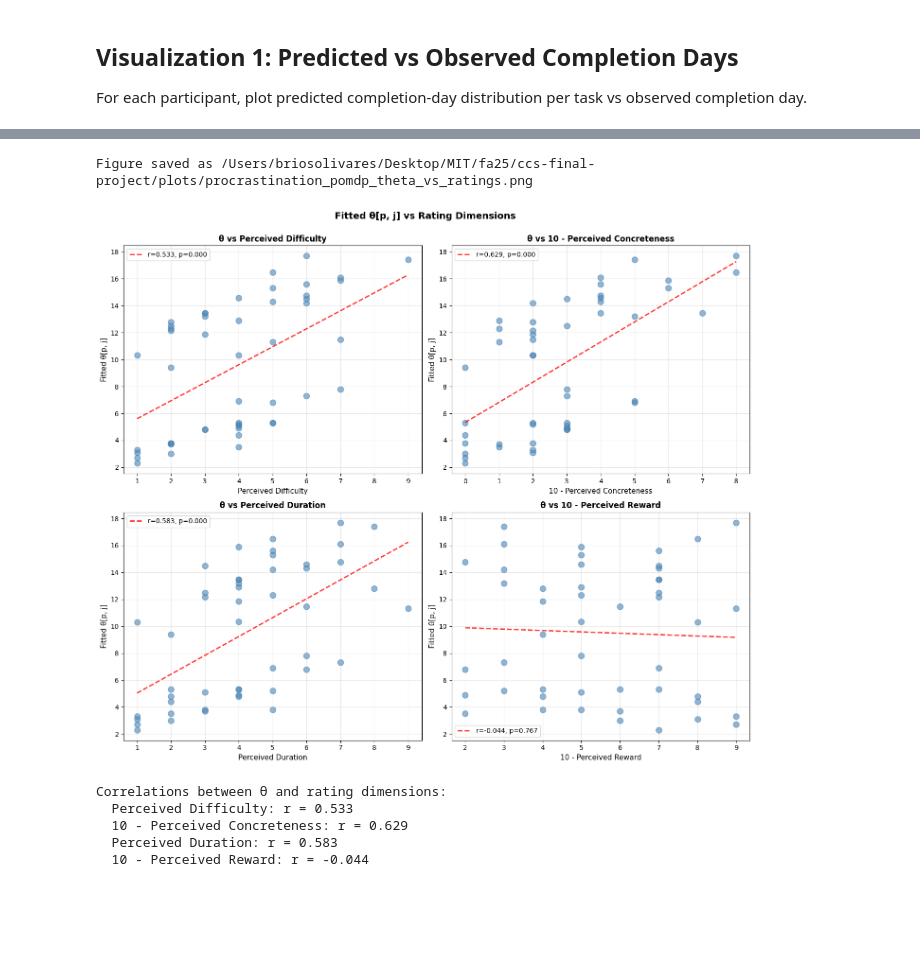
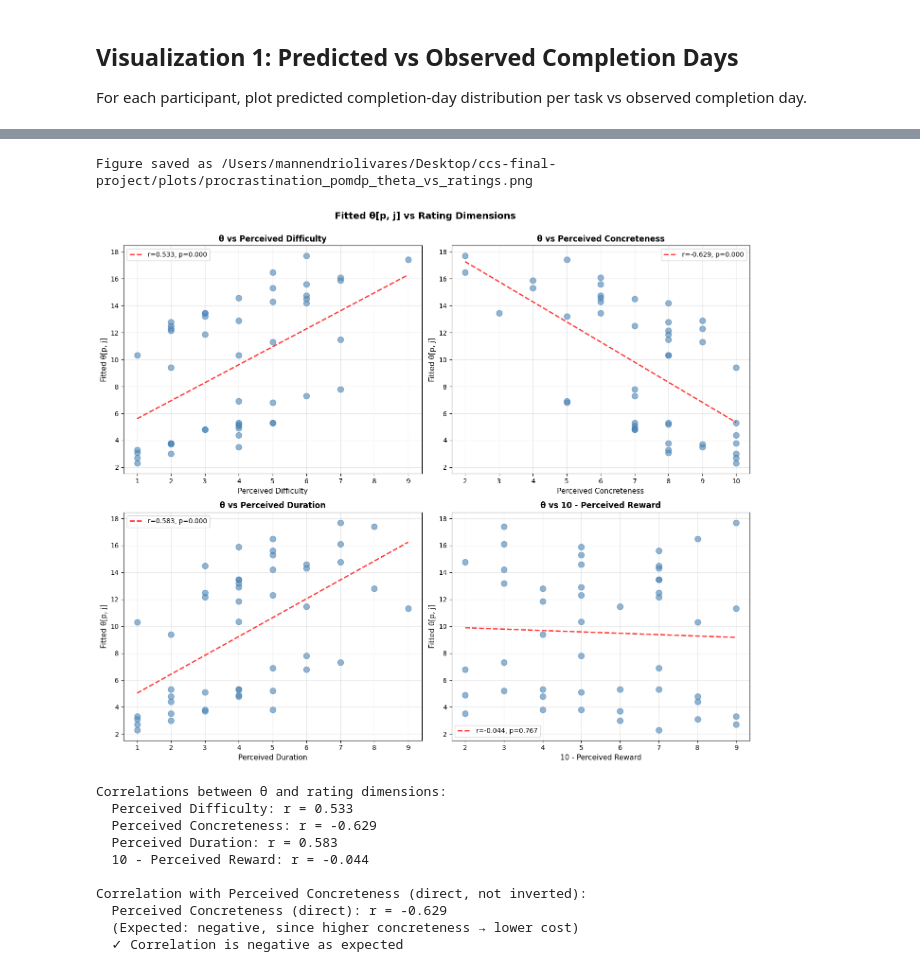
Before and after one commit to Mannendri/ccs-final-project, a Jupyter notebook: src/models/procrastination_pomdp.ipynb, the cells around one changed output, grey strips where cells are left out. Saved outputs shown, nothing was run; the diff lists cells and outputs as text; code cells hidden in the pictures; blank space fills up the shorter version.

Commit message:
Update concreteness plot to show regular concreteness (not inverted) for clearer interpretation

```diff
--- a/src/models/procrastination_pomdp.ipynb
+++ b/src/models/procrastination_pomdp.ipynb
@@ -787,6 +787,7 @@ for p_idx, participant in enumerate(participants):
             'task': task,
             'theta': theta[t_idx],
             'difficulty': diff,
+            'concreteness': conc,  # Regular concreteness (not inverted)
             'concreteness_inv': 10 - conc if not np.isnan(conc) else np.nan,
             'duration': dur,
             'rewardless': 10 - reward if not np.isnan(reward) else np.nan
@@ -800,7 +801,7 @@ axes = axes.flatten()
 
 rating_dims = [
     ('difficulty', 'Perceived Difficulty'),
-    ('concreteness_inv', '10 - Perceived Concreteness'),
+    ('concreteness', 'Perceived Concreteness'),  # Use regular concreteness for clearer interpretation
     ('duration', 'Perceived Duration'),
     ('rewardless', '10 - Perceived Reward')
 ]
@@ -821,37 +822,56 @@ for idx, (dim, label) in enumerate(rating_dims):
         x_line = np.linspace(plot_data[dim].min(), plot_data[dim].max(), 100)
         y_line = slope * x_line + intercept
         ax.plot(x_line, y_line, 'r--', alpha=0.8, linewidth=2,
                label=f'r={r_value:.3f}, p={p_value:.3f}')
 
         ax.set_xlabel(label, fontsize=11)
         ax.set_ylabel('Fitted θ[p, j]', fontsize=11)
         ax.set_title(f'θ vs {label}', fontsize=12, fontweight='bold')
         ax.legend(fontsize=10)
         ax.grid(True, alpha=0.3)
     else:
         ax.text(0.5, 0.5, 'No data', ha='center', va='center', transform=ax.transAxes)
         ax.set_title(f'θ vs {label}', fontsize=12, fontweight='bold')
 
 plt.suptitle('Fitted θ[p, j] vs Rating Dimensions', fontsize=14, fontweight='bold')
 plt.tight_layout(rect=[0, 0, 1, 0.98])
 
 plot_path = PLOTS_DIR / 'procrastination_pomdp_theta_vs_ratings.png'
 plt.savefig(plot_path, dpi=150, bbox_inches='tight')
 print(f"Figure saved as {plot_path}")
 plt.show()
 
 # Print correlations
 print("\nCorrelations between θ and rating dimensions:")
 for dim, label in rating_dims:
     plot_data = df_scatter[[dim, 'theta']].dropna()
     if len(plot_data) > 1:
         corr = plot_data[dim].corr(plot_data['theta'])
         print(f"  {label}: r = {corr:.3f}")
+
+# Also check correlation with concreteness directly (not inverted)
+print("\nCorrelation with Perceived Concreteness (direct, not inverted):")
+conc_direct_data = df_scatter[['theta']].copy()
+conc_direct_data['concreteness'] = 10 - df_scatter['concreteness_inv']  # Convert back
+conc_direct_data = conc_direct_data[['concreteness', 'theta']].dropna()
+if len(conc_direct_data) > 1:
+    corr_direct = conc_direct_data['concreteness'].corr(conc_direct_data['theta'])
+    print(f"  Perceived Concreteness (direct): r = {corr_direct:.3f}")
+    print(f"  (Expected: negative, since higher concreteness → lower cost)")
+    if corr_direct > 0:
+        print(f"  ⚠️  WARNING: Positive correlation suggests potential issue!")
+    else:
+        print(f"  ✓ Correlation is negative as expected")
 # %% [output]
-Figure saved as /Users/briosolivares/Desktop/MIT/fa25/ccs-final-project/plots/procrastination_pomdp_theta_vs_ratings.png
+Figure saved as /Users/mannendriolivares/Desktop/ccs-final-project/plots/procrastination_pomdp_theta_vs_ratings.png
-[figure, old version]
+[figure, new version]
 Correlations between θ and rating dimensions:
   Perceived Difficulty: r = 0.533
-  10 - Perceived Concreteness: r = 0.629
+  Perceived Concreteness: r = -0.629
   Perceived Duration: r = 0.583
   10 - Perceived Reward: r = -0.044
+
+Correlation with Perceived Concreteness (direct, not inverted):
+  Perceived Concreteness (direct): r = -0.629
+  (Expected: negative, since higher concreteness → lower cost)
+  ✓ Correlation is negative as expected
```
Also changed, not shown: parts of 3 cells of this notebook, 1 other file.
